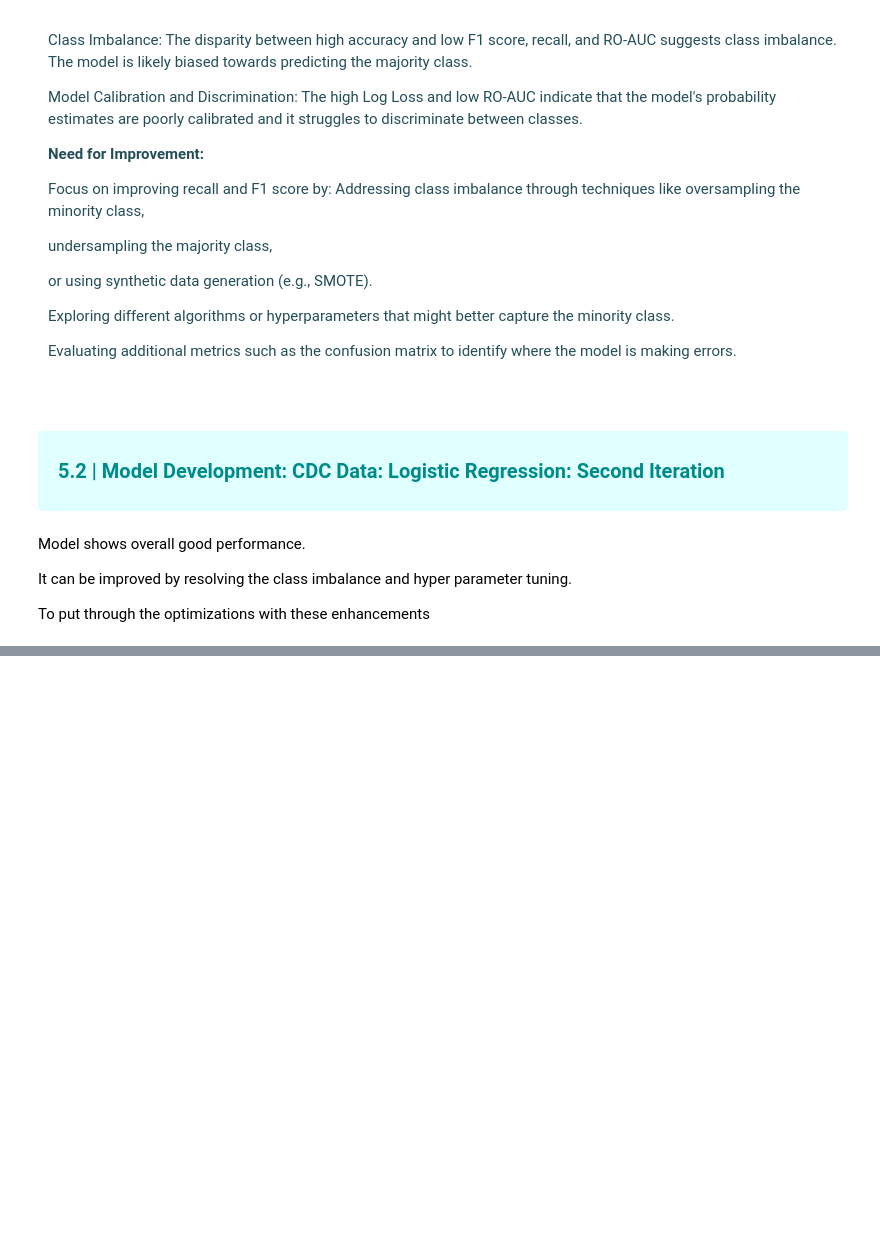
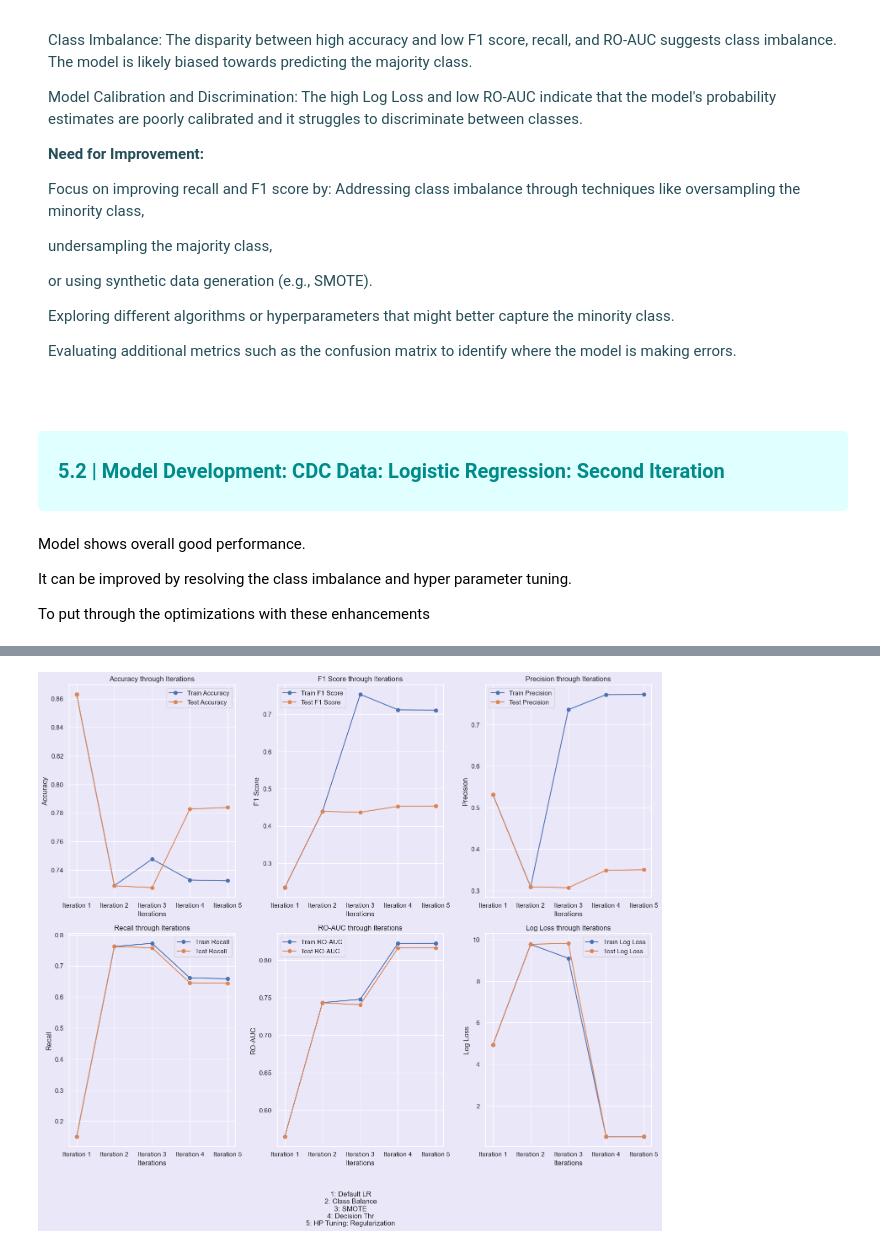
Before and after one commit to kapsoniiisc/diabetes-dsp-project, a Jupyter notebook: Code/05-Model_development_LR_cdc_data.ipynb, the cells around one changed output, grey strips where cells are left out. Saved outputs shown, nothing was run; the diff lists cells and outputs as text; code cells hidden in the pictures; blank space fills up the shorter version.

```diff
--- a/Code/05-Model_development_LR_cdc_data.ipynb
+++ b/Code/05-Model_development_LR_cdc_data.ipynb
@@ -497,0 +1449,90 @@ To put through the optimizations with these enhancements
+# %%
+
+# Define the metrics and their values for each iteration
+iterations_info = [
+    '1: Default LR',
+    '2: Class Balance',
+    '3: SMOTE',
+    '4: Decision Thr',
+    '5: HP Tuning: Regularization'
+]
+
+# Define the metrics and their values for each iteration
+iterations = ['Iteration 1', 'Iteration 2', 'Iteration 3', 'Iteration 4', 'Iteration 5']
+train_accuracies = [mean_train_accuracy_lr_iter1, mean_train_accuracy_lr_iter2, mean_train_accuracy_lr_iter3, mean_train_accuracy_lr_iter4, mean_train_accuracy_lr_iter5]
+test_accuracies = [mean_test_accuracy_lr_iter1, mean_test_accuracy_lr_iter2, mean_test_accuracy_lr_iter3, mean_test_accuracy_lr_iter4, mean_test_accuracy_lr_iter5]
+
+train_f1_scores = [mean_train_f1_lr_iter1, mean_train_f1_lr_iter2, mean_train_f1_lr_iter3, mean_train_f1_lr_iter4, mean_train_f1_lr_iter5]
+test_f1_scores = [mean_test_f1_lr_iter1, mean_test_f1_lr_iter2, mean_test_f1_lr_iter3, mean_test_f1_lr_iter4, mean_test_f1_lr_iter5]
+
+train_precisions = [mean_train_precision_lr_iter1, mean_train_precision_lr_iter2, mean_train_precision_lr_iter3, mean_train_precision_lr_iter4, mean_train_precision_lr_iter5]
+test_precisions = [mean_test_precision_lr_iter1, mean_test_precision_lr_iter2, mean_test_precision_lr_iter3, mean_test_precision_lr_iter4, mean_test_precision_lr_iter5]
+
+train_recalls = [mean_train_recall_lr_iter1, mean_train_recall_lr_iter2, mean_train_recall_lr_iter3, mean_train_recall_lr_iter4, mean_train_recall_lr_iter5]
+test_recalls = [mean_test_recall_lr_iter1, mean_test_recall_lr_iter2, mean_test_recall_lr_iter3, mean_test_recall_lr_iter4, mean_test_recall_lr_iter5]
+
+train_rocauc_scores = [mean_train_rocauc_score_lr_iter1, mean_train_rocauc_score_lr_iter2, mean_train_rocauc_score_lr_iter3, mean_train_rocauc_score_lr_iter4, mean_train_rocauc_score_lr_iter5]
+test_rocauc_scores = [mean_test_rocauc_score_lr_iter1, mean_test_rocauc_score_lr_iter2, mean_test_rocauc_score_lr_iter3, mean_test_rocauc_score_lr_iter4, mean_test_rocauc_score_lr_iter5]
+
+train_log_losses = [mean_train_log_loss_value_lr_iter1, mean_train_log_loss_value_lr_iter2, mean_train_log_loss_value_lr_iter3, mean_train_log_loss_value_lr_iter4, mean_train_log_loss_value_lr_iter5]
+test_log_losses = [mean_test_log_loss_value_lr_iter1, mean_test_log_loss_value_lr_iter2, mean_test_log_loss_value_lr_iter3, mean_test_log_loss_value_lr_iter4, mean_test_log_loss_value_lr_iter5]
+
+# Plot the metrics
+plt.figure(figsize=(15, 12))
+
+plt.subplot(2, 3, 1)
+plt.plot(iterations, train_accuracies, label='Train Accuracy', marker='o')
+plt.plot(iterations, test_accuracies, label='Test Accuracy', marker='o')
+plt.xlabel('Iterations')
+plt.ylabel('Accuracy')
+plt.title('Accuracy through Iterations')
+plt.legend()
+
+plt.subplot(2, 3, 2)
+plt.plot(iterations, train_f1_scores, label='Train F1 Score', marker='o')
+plt.plot(iterations, test_f1_scores, label='Test F1 Score', marker='o')
+plt.xlabel('Iterations')
+plt.ylabel('F1 Score')
+plt.title('F1 Score through Iterations')
+plt.legend()
+
+plt.subplot(2, 3, 3)
+plt.plot(iterations, train_precisions, label='Train Precision', marker='o')
+plt.plot(iterations, test_precisions, label='Test Precision', marker='o')
+plt.xlabel('Iterations')
+plt.ylabel('Precision')
+plt.title('Precision through Iterations')
+plt.legend()
+
+plt.subplot(2, 3, 4)
+plt.plot(iterations, train_recalls, label='Train Recall', marker='o')
+plt.plot(iterations, test_recalls, label='Test Recall', marker='o')
+plt.xlabel('Iterations')
+plt.ylabel('Recall')
+plt.title('Recall through Iterations')
+plt.legend()
+
+plt.subplot(2, 3, 5)
+plt.plot(iterations, train_rocauc_scores, label='Train RO-AUC', marker='o')
+plt.plot(iterations, test_rocauc_scores, label='Test RO-AUC', marker='o')
+plt.xlabel('Iterations')
+plt.ylabel('RO-AUC')
+plt.title('RO-AUC through Iterations')
+plt.legend()
+
+plt.subplot(2, 3, 6)
+plt.plot(iterations, train_log_losses, label='Train Log Loss', marker='o')
+plt.plot(iterations, test_log_losses, label='Test Log Loss', marker='o')
+plt.xlabel('Iterations')
+plt.ylabel('Log Loss')
+plt.title('Log Loss through Iterations')
+plt.legend()
+
+# Add the iterations information as a guidance label
+extra_info = "\n".join(iterations_info)
+plt.figtext(0.5, -0.1, extra_info, wrap=True, horizontalalignment='center', fontsize=12)
+
+plt.tight_layout()
+plt.show()
+# %% [output]
+[figure, added]
```
Also changed, not shown: parts of 35 cells of this notebook, 2 other files.
